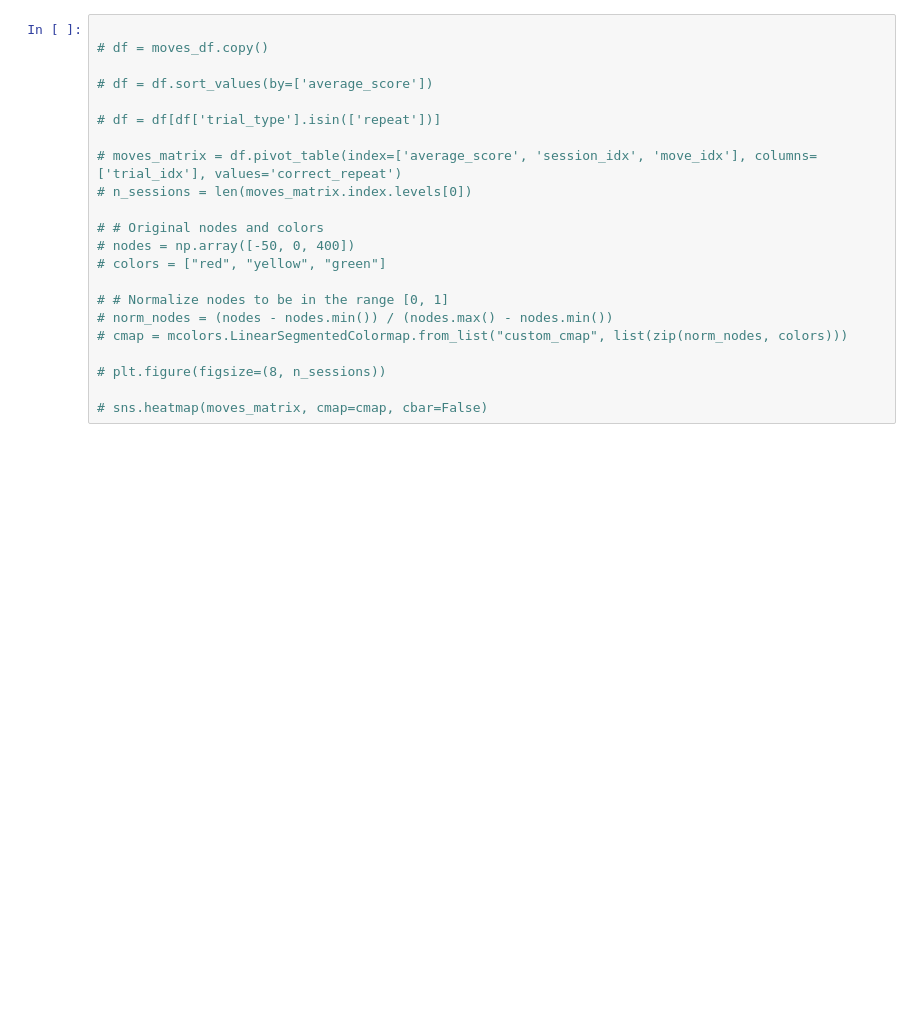
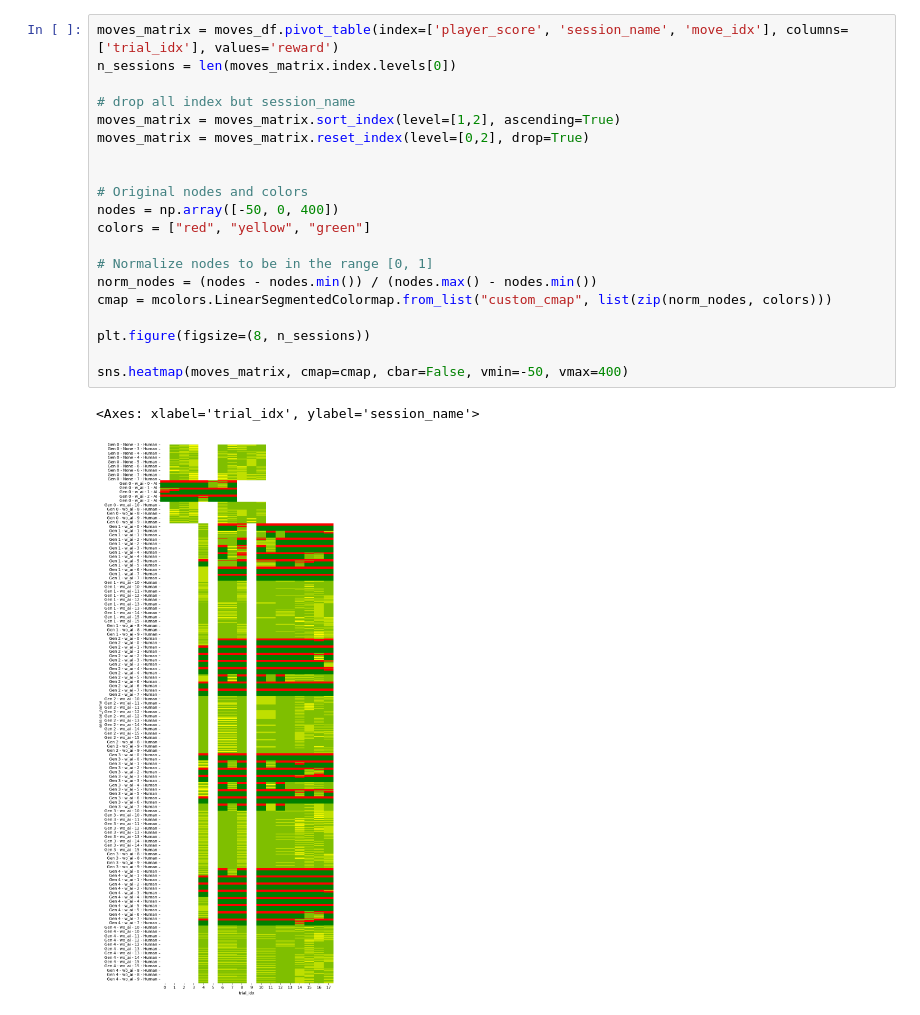
Before and after one commit to LBrinkmann/reward-network-iii, a Jupyter notebook: analysis/evaluate.ipynb, the cells around one changed output. Drawn from its saved outputs; the diff is of its cells as text; blank space fills up the shorter version.

```diff
--- a/analysis/evaluate.ipynb
+++ b/analysis/evaluate.ipynb
@@ -162,22 +16,23 @@ trials_df.to_csv(os.path.join('./data/pilots/',experiment_type,'trials.csv'), in
 # %%
+moves_matrix = moves_df.pivot_table(index=['player_score', 'session_name', 'move_idx'], columns=['trial_idx'], values='reward')
+n_sessions = len(moves_matrix.index.levels[0])
 
-# df = moves_df.copy()
+# drop all index but session_name
+moves_matrix = moves_matrix.sort_index(level=[1,2], ascending=True)
+moves_matrix = moves_matrix.reset_index(level=[0,2], drop=True)
 
-# df = df.sort_values(by=['average_score'])
 
-# df = df[df['trial_type'].isin(['repeat'])]
+# Original nodes and colors
+nodes = np.array([-50, 0, 400])
+colors = ["red", "yellow", "green"]
 
-# moves_matrix = df.pivot_table(index=['average_score', 'session_idx', 'move_idx'], columns=['trial_idx'], values='correct_repeat')
-# n_sessions = len(moves_matrix.index.levels[0])
+# Normalize nodes to be in the range [0, 1]
+norm_nodes = (nodes - nodes.min()) / (nodes.max() - nodes.min())
+cmap = mcolors.LinearSegmentedColormap.from_list("custom_cmap", list(zip(norm_nodes, colors)))
 
-# # Original nodes and colors
-# nodes = np.array([-50, 0, 400])
-# colors = ["red", "yellow", "green"]
+plt.figure(figsize=(8, n_sessions))
 
-# # Normalize nodes to be in the range [0, 1]
-# norm_nodes = (nodes - nodes.min()) / (nodes.max() - nodes.min())
-# cmap = mcolors.LinearSegmentedColormap.from_list("custom_cmap", list(zip(norm_nodes, colors)))
-
-# plt.figure(figsize=(8, n_sessions))
-
-# sns.heatmap(moves_matrix, cmap=cmap, cbar=False)
+sns.heatmap(moves_matrix, cmap=cmap, cbar=False, vmin=-50, vmax=400)
+# %% [output]
+<Axes: xlabel='trial_idx', ylabel='session_name'>
+[figure, added]
```
Also changed, not shown: parts of 14 cells of this notebook, 23 other files.
